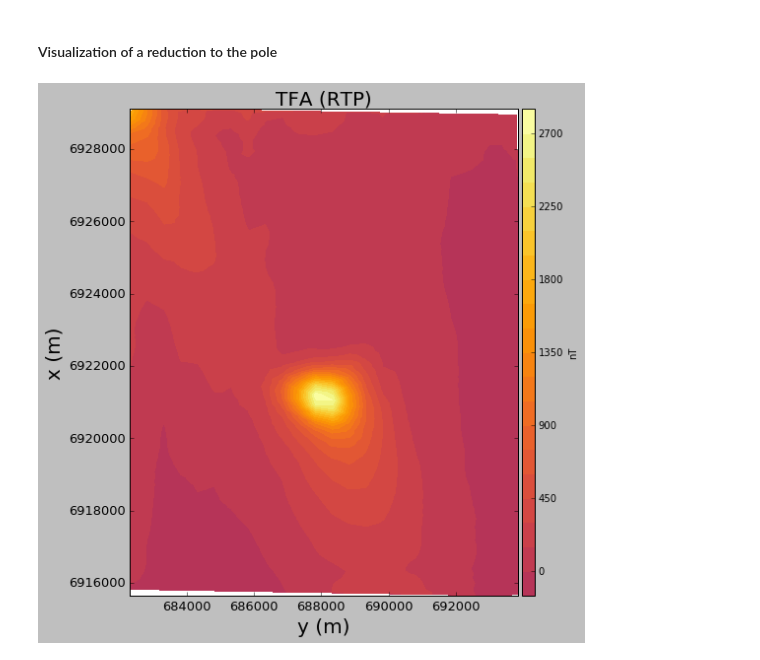
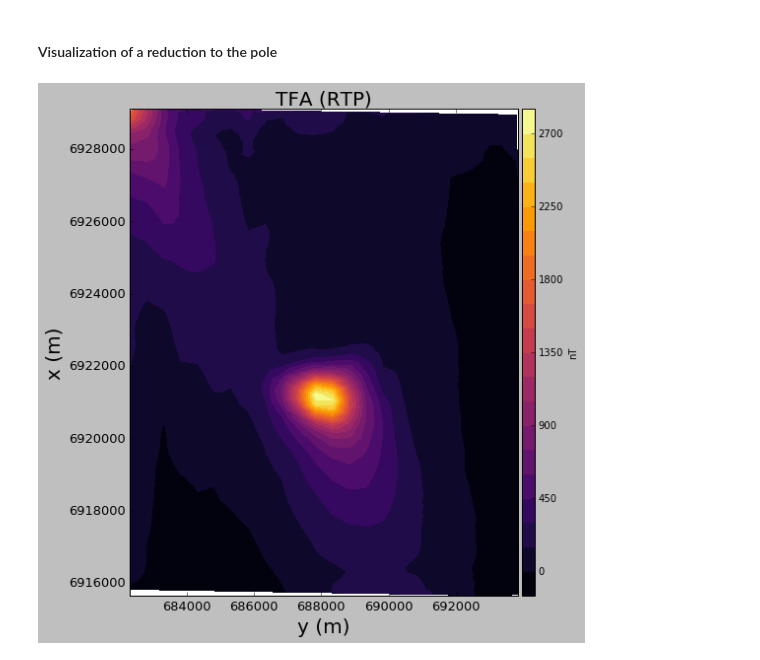
Before and after one commit to pinga-lab/eqlayer-magnetization-direction, a Jupyter notebook: code/notebooks/santa_catarina_intrusion/sc_intrusion_magdirection.ipynb, the cells around one changed output. Saved outputs shown, nothing was run; the diff lists cells and outputs as text; code cells hidden in the pictures.

Commit message:
Generating figures with the results for Santa Catarina Intrusion

```diff
--- a/code/notebooks/santa_catarina_intrusion/sc_intrusion_magdirection.ipynb
+++ b/code/notebooks/santa_catarina_intrusion/sc_intrusion_magdirection.ipynb
@@ -259,9 +255,9 @@ plt.xlim(data_set['y'].min(),data_set['y'].max())
 plt.ylim(data_set['x'].min(),data_set['x'].max())
 plt.tick_params(labelsize=13)
 
-#file_name = 'figs/magnetic_moment_positive_NNLS_oliveirajr2015'
-#plt.savefig(file_name+'.png',dpi=200)
-#saved_files.append(file_name+'.png')
+file_name = 'figs/magnetic_moment_positive_NNLS'
+plt.savefig(file_name+'.png',dpi=200)
+saved_files.append(file_name+'.png')
 
 plt.show()
 # %% [output]
@@ -321,9 +317,9 @@ plt.xlabel('iteration', fontsize = title_font)
 plt.ylabel('$\psi (\mathbf{p}, \mathbf{q})$', fontsize = title_font)
 plt.tick_params(labelsize=13)
 
-#file_name = 'figs/convergence_LM_NNLS'
-#plt.savefig(file_name+'.png',dpi=200)
-#saved_files.append(file_name+'.png')
+file_name = 'figs/SC_intrusion_convergence_LM_NNLS'
+plt.savefig(file_name+'.png',dpi=200)
+saved_files.append(file_name+'.png')
 
 plt.show()
 # %% [output]
@@ -398,9 +394,9 @@ plt.ylim(0.,1.)
 plt.xlim(-10., 10.)
 plt.title('Normalized Histogram',fontsize=title_font)
 
-#file_name = 'figs/real_data_fitting_LM_NNLS'
-#plt.savefig(file_name+'.png',dpi=200)
-#saved_files.append(file_name+'.png')
+file_name = 'figs/SC_intrusion_data_fitting_LM_NNLS'
+plt.savefig(file_name+'.png',dpi=200)
+saved_files.append(file_name+'.png')
 
 plt.show()
 # %% [output]
@@ -425,9 +421,9 @@ plt.xlim(data_set['y'].min(),data_set['y'].max())
 plt.ylim(data_set['x'].min(),data_set['x'].max())
 plt.tick_params(labelsize=13)
 
-#file_name = 'figs/magnetic_moment_positive_LM_NNLS'
-#plt.savefig(file_name+'.png',dpi=200)
-#saved_files.append(file_name+'.png')
+file_name = 'figs/magnetic_moment_positive_LM_NNLS'
+plt.savefig(file_name+'.png',dpi=200)
+saved_files.append(file_name+'.png')
 
 plt.show()
 # %% [output]
@@ -444,25 +440,23 @@ tfa_rtp = np.dot(G_rtp,m_LM)
 # %%
 title_font = 20
 bottom_font = 16
 saturation_factor = 1.
 plt.close('all')
 plt.figure(figsize=(8,8), tight_layout=True)
 
-ranges = saturation_factor*np.abs([tfa_rtp.max(), tfa_rtp.min()]).max()
-
-plt.tricontourf(data_set['y'], data_set['x'], tfa_rtp, 20, cmap='inferno',vmin=-ranges, vmax=ranges)
+plt.tricontourf(data_set['y'], data_set['x'], tfa_rtp, 20, cmap='inferno')
 plt.colorbar(pad=0.01, aspect=40, shrink=1.0).set_label('nT')
 plt.xlabel('y (m)', fontsize = title_font)
 plt.ylabel('x (m)', fontsize = title_font)
 plt.title('TFA (RTP)', fontsize=title_font)
 plt.xlim(data_set['y'].min(),data_set['y'].max())
 plt.ylim(data_set['x'].min(),data_set['x'].max())
 plt.tick_params(labelsize=13)
 
-#file_name = 'figs/RTP_real_data_LM_NNLS'
-#plt.savefig(file_name+'.png',dpi=200)
-#saved_files.append(file_name+'.png')
+file_name = 'figs/RTP_SC_intrusion_data_LM_NNLS'
+plt.savefig(file_name+'.png',dpi=200)
+saved_files.append(file_name+'.png')
 
 plt.show()
 # %% [output]
-[figure, old version]
+[figure, new version]
```
Also changed, not shown: parts of 3 cells of this notebook, 7 other files.
